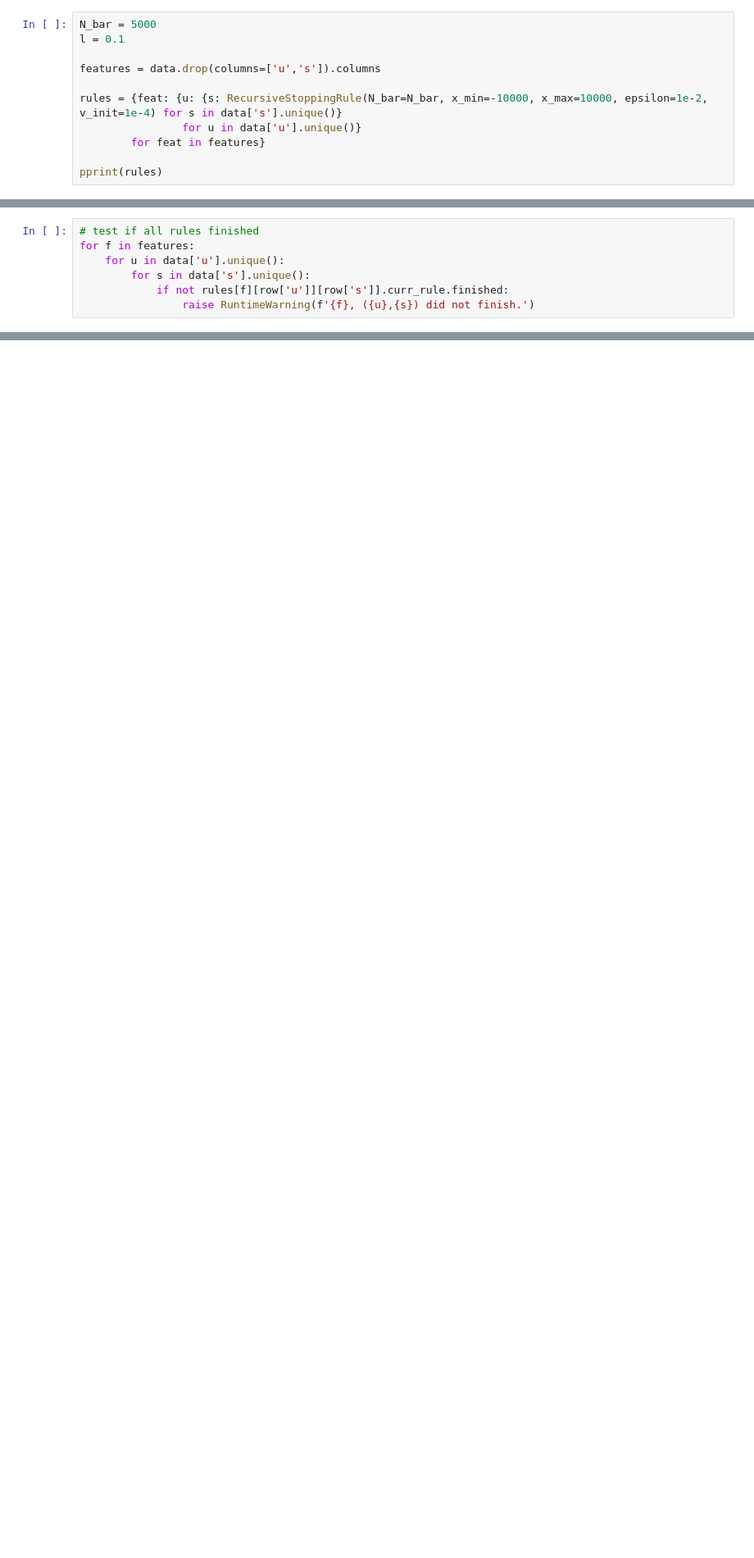
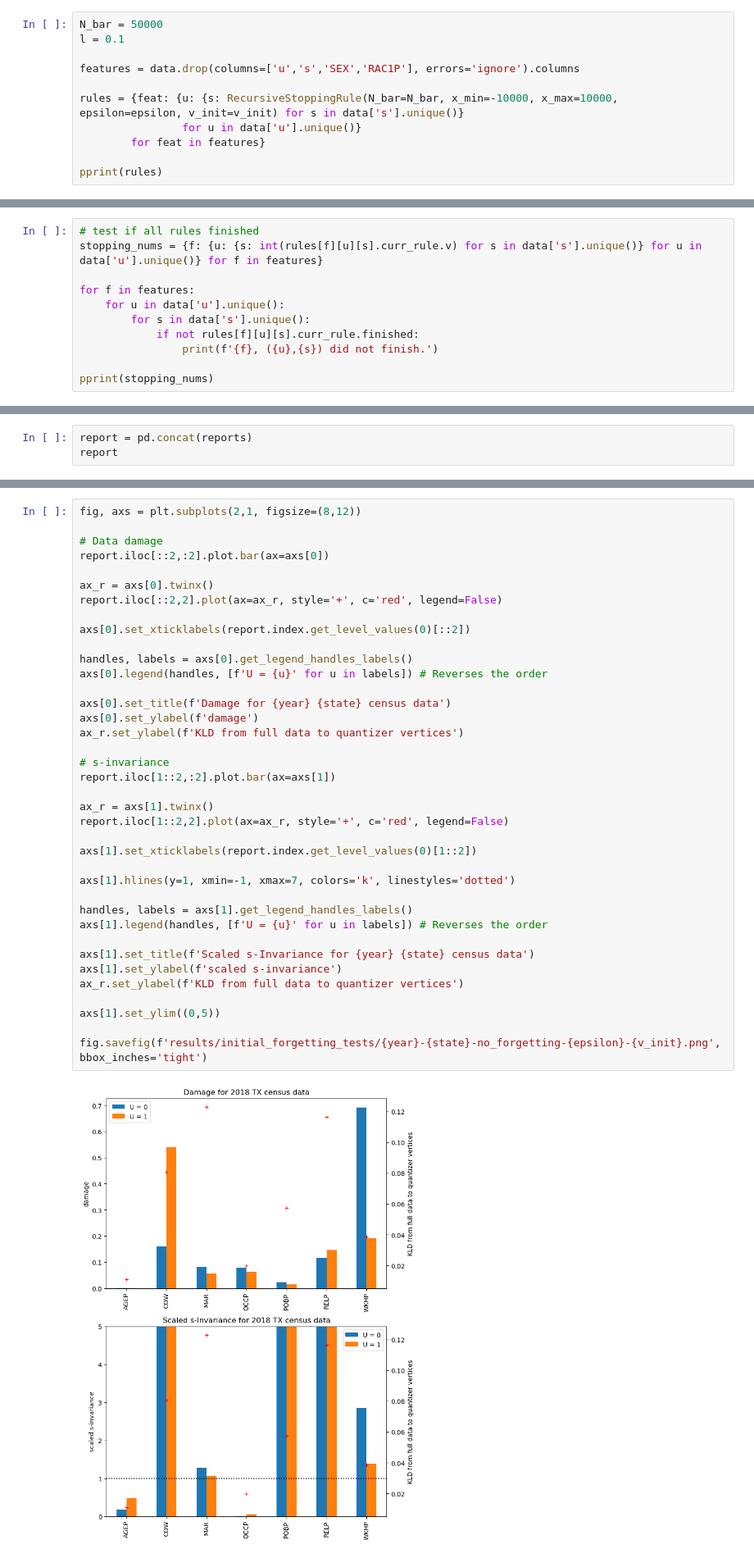
Before and after one commit to Langbridge/Non-IID-OT, a Jupyter notebook: forgetting_repair_test.ipynb, the cells around one changed output, grey strips where cells are left out. Shown at 82% size. Saved outputs shown, nothing was run; the diff lists cells and outputs as text; blank space fills up the shorter version.

Commit message:
initial investigation of approximation vs repair quality

```diff
--- a/forgetting_repair_test.ipynb
+++ b/forgetting_repair_test.ipynb
@@ -33,10 +35,10 @@ data
 # %%
-N_bar = 5000
+N_bar = 50000
 l = 0.1
 
-features = data.drop(columns=['u','s']).columns
+features = data.drop(columns=['u','s','SEX','RAC1P'], errors='ignore').columns
 
-rules = {feat: {u: {s: RecursiveStoppingRule(N_bar=N_bar, x_min=-10000, x_max=10000, epsilon=1e-2, v_init=1e-4) for s in data['s'].unique()}
+rules = {feat: {u: {s: RecursiveStoppingRule(N_bar=N_bar, x_min=-10000, x_max=10000, epsilon=epsilon, v_init=v_init) for s in data['s'].unique()}
                 for u in data['u'].unique()}
         for feat in features}
 
@@ -72,8 +74,12 @@ for i, row in data.iterrows():
 # rules[feat][u][s].increment_t(l)
 # %%
 # test if all rules finished
+stopping_nums = {f: {u: {s: int(rules[f][u][s].curr_rule.v) for s in data['s'].unique()} for u in data['u'].unique()} for f in features}
+
 for f in features:
     for u in data['u'].unique():
         for s in data['s'].unique():
-            if not rules[f][row['u']][row['s']].curr_rule.finished:
-                raise RuntimeWarning(f'{f}, ({u},{s}) did not finish.')
+            if not rules[f][u][s].curr_rule.finished:
+                print(f'{f}, ({u},{s}) did not finish.')
+
+pprint(stopping_nums)
@@ -79,0 +133,3 @@ for f in features:
+# %%
+report = pd.concat(reports)
+report
@@ -79,0 +152,40 @@ for f in features:
+# %%
+fig, axs = plt.subplots(2,1, figsize=(8,12))
+
+# Data damage
+report.iloc[::2,:2].plot.bar(ax=axs[0])
+
+ax_r = axs[0].twinx()
+report.iloc[::2,2].plot(ax=ax_r, style='+', c='red', legend=False)
+
+axs[0].set_xticklabels(report.index.get_level_values(0)[::2])
+
+handles, labels = axs[0].get_legend_handles_labels()
+axs[0].legend(handles, [f'U = {u}' for u in labels]) # Reverses the order
+
+axs[0].set_title(f'Damage for {year} {state} census data')
+axs[0].set_ylabel(f'damage')
+ax_r.set_ylabel(f'KLD from full data to quantizer vertices')
+
+# s-invariance
+report.iloc[1::2,:2].plot.bar(ax=axs[1])
+
+ax_r = axs[1].twinx()
+report.iloc[1::2,2].plot(ax=ax_r, style='+', c='red', legend=False)
+
+axs[1].set_xticklabels(report.index.get_level_values(0)[1::2])
+
+axs[1].hlines(y=1, xmin=-1, xmax=7, colors='k', linestyles='dotted')
+
+handles, labels = axs[1].get_legend_handles_labels()
+axs[1].legend(handles, [f'U = {u}' for u in labels]) # Reverses the order
+
+axs[1].set_title(f'Scaled s-Invariance for {year} {state} census data')
+axs[1].set_ylabel(f'scaled s-invariance')
+ax_r.set_ylabel(f'KLD from full data to quantizer vertices')
+
+axs[1].set_ylim((0,5))
+
+fig.savefig(f'results/initial_forgetting_tests/{year}-{state}-no_forgetting-{epsilon}-{v_init}.png', bbox_inches='tight')
+# %% [output]
+[figure, added]
```
Also changed, not shown: parts of 10 cells of this notebook, 3 other files.
